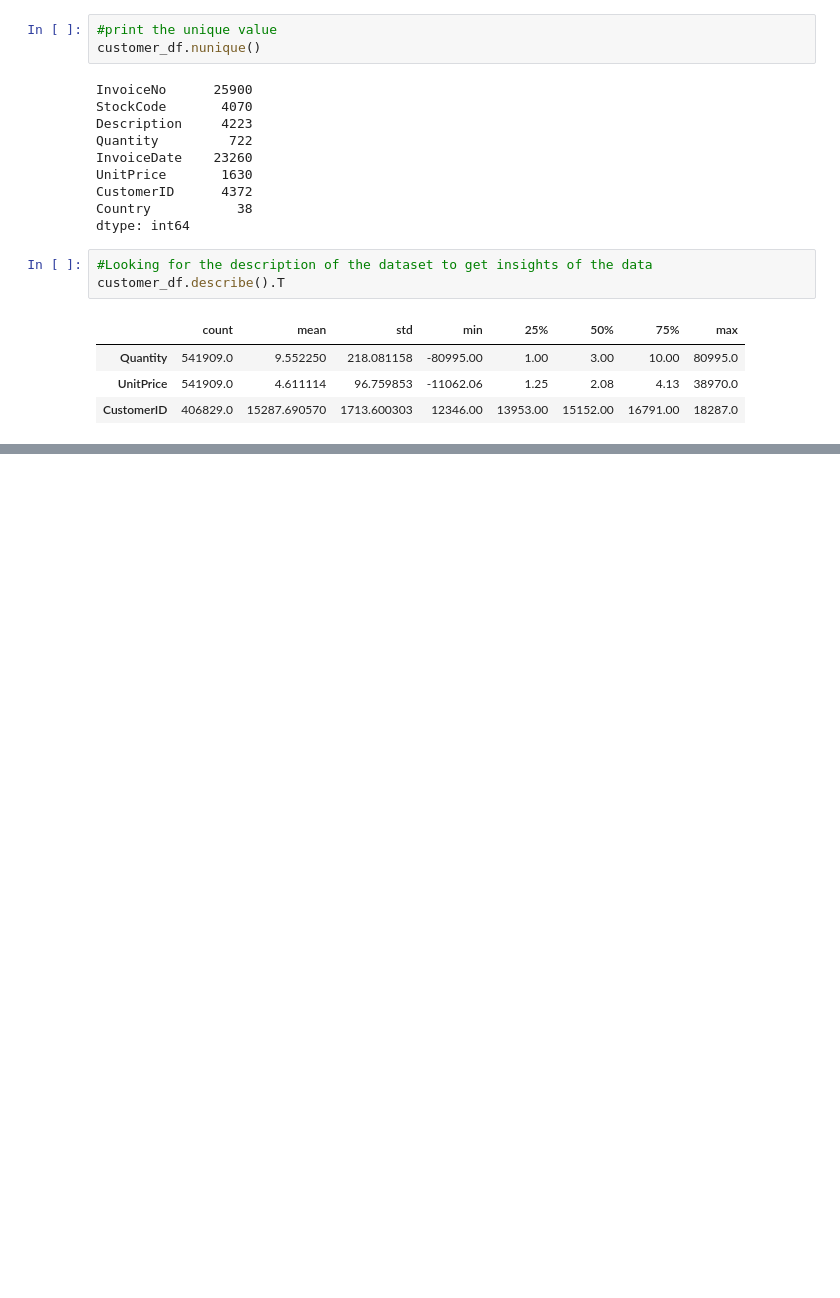
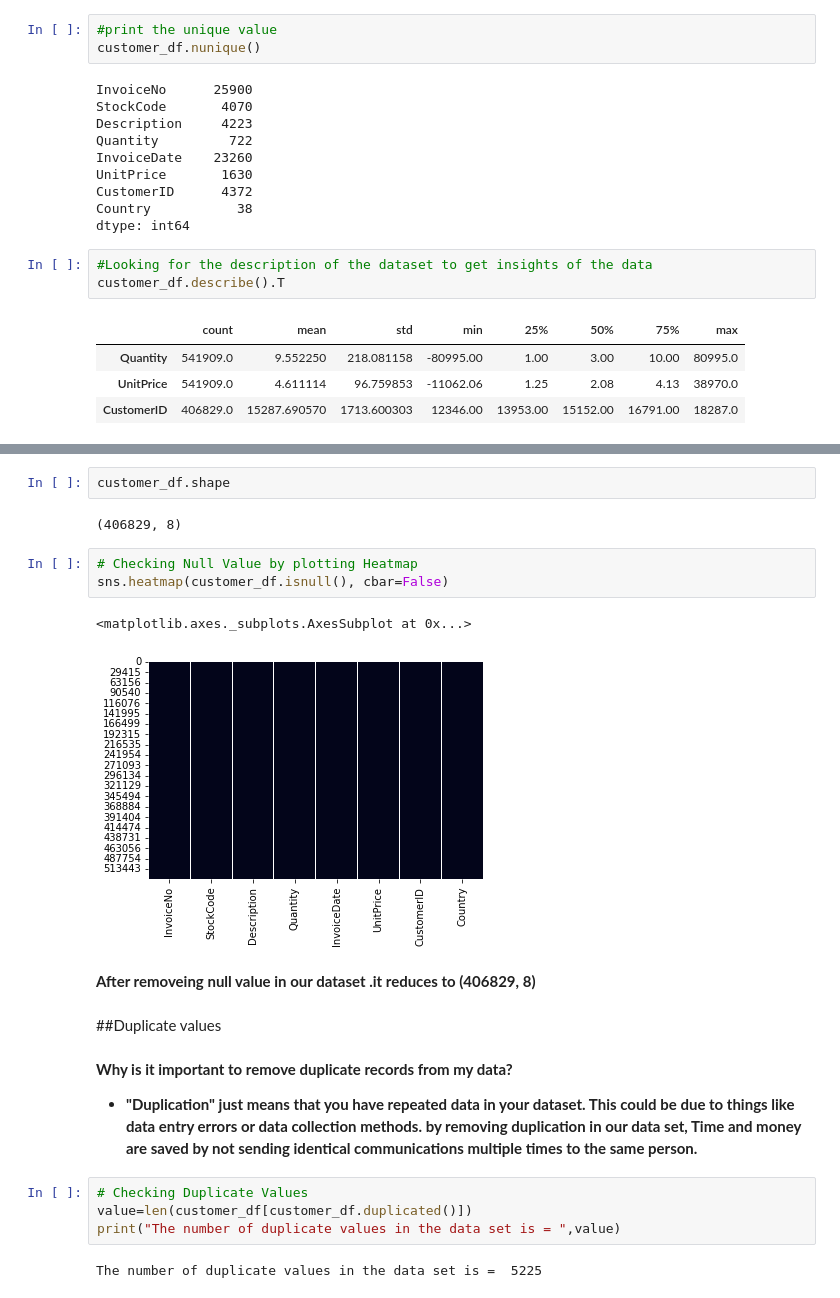
Before and after one commit to rushikeshjagatap85/Online_Retail_Customer_Segmentation_Capstone_Project, a Jupyter notebook: Online_Retail_Customer_Segmentation_Capstone_Project.ipynb, the cells around one changed output, grey strips where cells are left out. Cells and saved outputs as stored; diff of their text form; blank space fills up the shorter version.

```diff
--- a/Online_Retail_Customer_Segmentation_Capstone_Project.ipynb
+++ b/Online_Retail_Customer_Segmentation_Capstone_Project.ipynb
@@ -165,0 +238,23 @@ customer_df.describe().T
+# %%
+customer_df.shape
+# %% [output]
+(406829, 8)
+# %%
+# Checking Null Value by plotting Heatmap
+sns.heatmap(customer_df.isnull(), cbar=False)
+# %% [output]
+<matplotlib.axes._subplots.AxesSubplot at 0x...>
+[figure, added]
+# %% [markdown]
+**After removeing null value in our dataset .it reduces to (406829, 8)**
+# %% [markdown]
+##Duplicate values
+# %% [markdown]
+**Why is it important to remove duplicate records from my data?**
+* **"Duplication" just means that you have repeated data in your dataset. This could be due to things like data entry errors or data collection methods. by removing duplication in our data set,  Time and money are saved by not sending identical communications multiple times to the same person.**
+# %%
+# Checking Duplicate Values
+value=len(customer_df[customer_df.duplicated()])
+print("The number of duplicate values in the data set is = ",value)
+# %% [output]
+The number of duplicate values in the data set is =  5225
```
Also changed, not shown: parts of 23 cells of this notebook.
